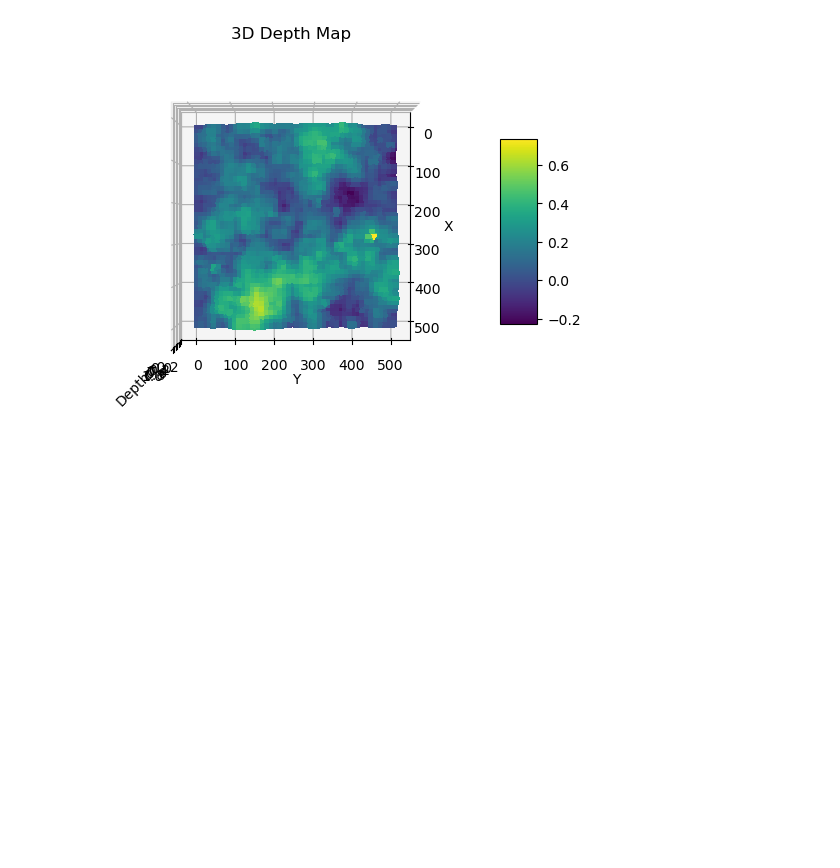
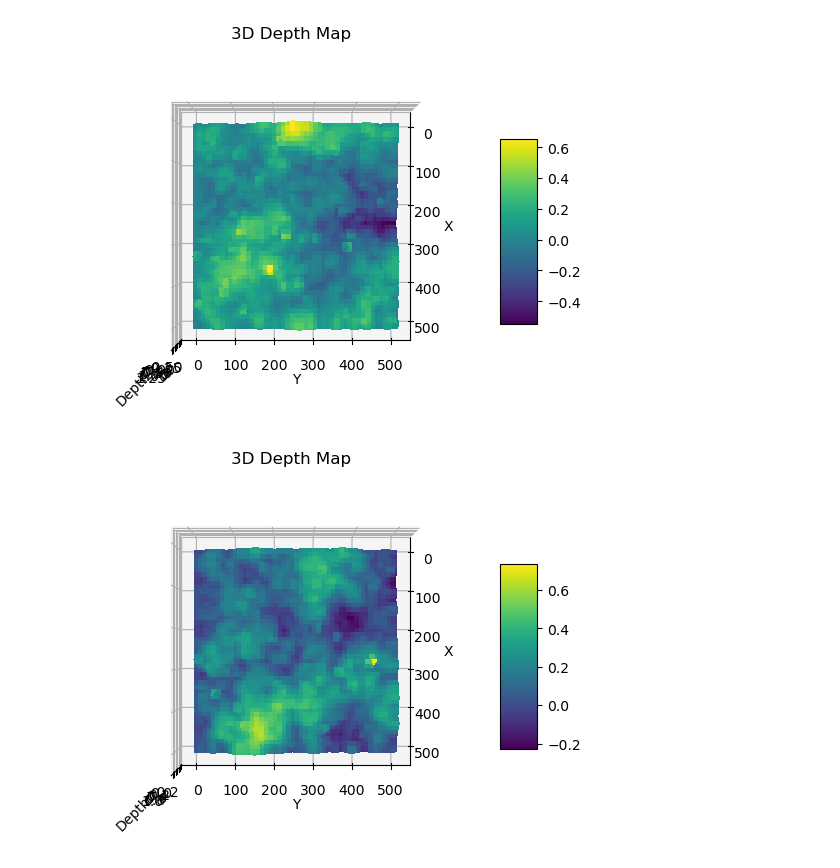
Before and after one commit to kentotomita/pydem, a Jupyter notebook: examples/simulate_lidar_pcd_and_dem/sim_lidar.ipynb, the cells around one changed output. Saved outputs shown, nothing was run; the diff lists cells and outputs as text; code cells hidden in the pictures; blank space fills up the shorter version.

Commit message:
Add feature for random dataset generation (#3)

```diff
--- a/examples/simulate_lidar_pcd_and_dem/sim_lidar.ipynb
+++ b/examples/simulate_lidar_pcd_and_dem/sim_lidar.ipynb
@@ -28,3 +19,41 @@ dem += gaussian_filter(terrain, sigma=2)
+# %%
+nh, nw = 512, 512
+res = 0.1
+dem = st.rocky_terrain(shape=(nh, nw), res=res, k=0.15, dmax=1.5, dmin=0.1)
+terrain = st.dsa(dem, hmax=0.7, rng=RandomState(1223))
+from numpy.random import RandomState
+
+# smooth the terrain
+from scipy.ndimage import gaussian_filter
+dem += gaussian_filter(terrain, sigma=2)
+
+depth_data = dem.copy()
+# Create x and y coordinates (assuming depth data is a 2D array)
+x, y = np.mgrid[0:depth_data.shape[0], 0:depth_data.shape[1]]
+
+# Create the 3D plot
+fig = plt.figure()
+ax = fig.add_subplot(111, projection='3d')
+
+# Plot the surface
+surf = ax.plot_surface(x, y, depth_data, cmap='viridis', linewidth=0, antialiased=False)
+
+# Add labels and title
+ax.set_xlabel('X')
+ax.set_ylabel('Y')
+ax.set_zlabel('Depth')
+plt.title('3D Depth Map')
+
+# Add a colorbar
+fig.colorbar(surf, shrink=0.5, aspect=5)
+
+# CHange the viewing angle to 90 degrees
+ax.view_init(90, 0)
+
+# Show the plot
+plt.show()
+# %% [output]
+[figure, added]
 # %%
 depth_data = dem.copy()
 # Create x and y coordinates (assuming depth data is a 2D array)
```
Also changed, not shown: parts of 1 cell of this notebook, 1 other file.
